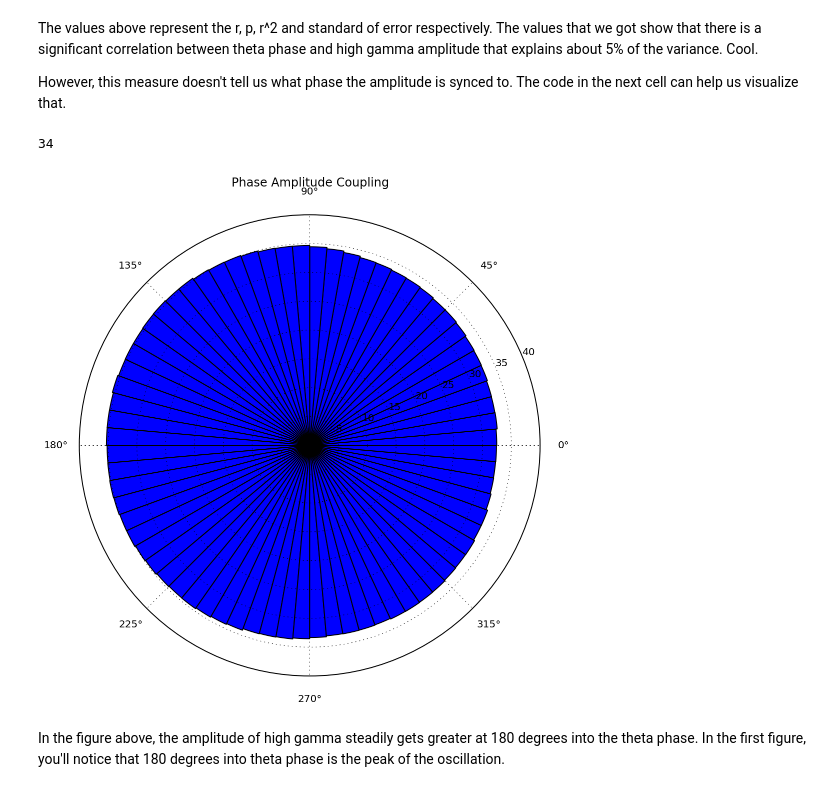
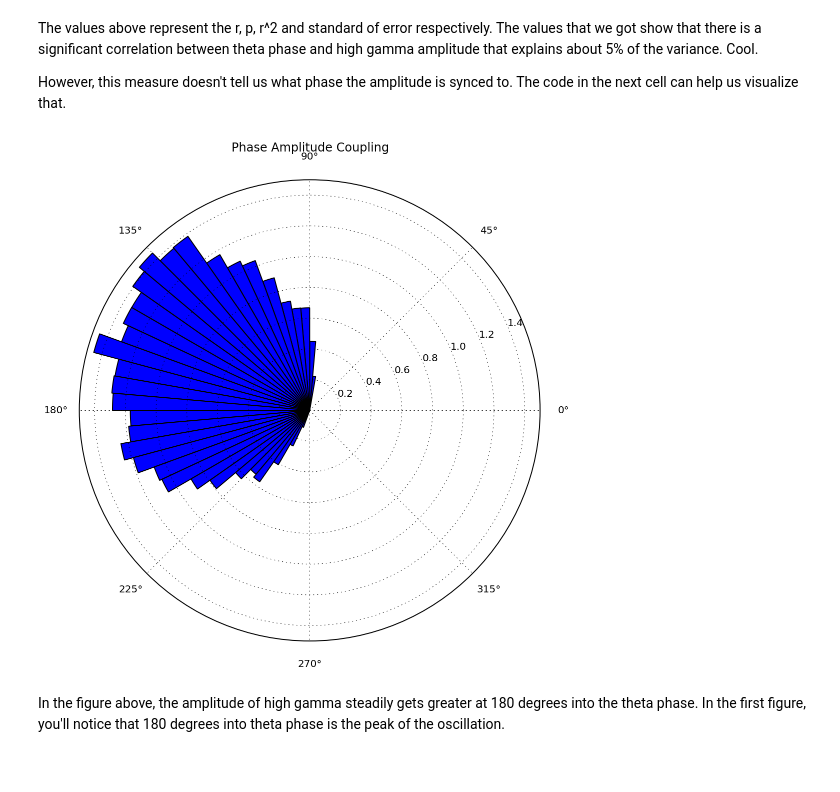
Before and after one commit to voytekresearch/Tutorials, a Jupyter notebook: Phase Amplitude Coupling Tutorial.ipynb, the cells around one changed output. Cells and saved outputs as stored; diff of their text form; code cells hidden in the pictures.

```diff
--- a/Phase Amplitude Coupling Tutorial.ipynb
+++ b/Phase Amplitude Coupling Tutorial.ipynb
@@ -114,36 +114,33 @@ However, this measure doesn't tell us what phase the amplitude is synced to. The
 # %%
 #this takes a while to run.
 #If you make bin_size larger (36) it will run much quicker but the effect won't be as clear.
 bin_size = 5;
 bins = range(-180,180+bin_size,bin_size);
 bins = dot(bins, 0.0174532925);
 
 amps = [];
 
 #filling phase bins with amplitudes
 for x in xrange(len(bins)-1):
     amps_above_lo_bound = find(phase_data >= bins[x]);
     amps_below_hi_bound = find(phase_data < bins[x+1]);
     amps_below_hi_bound = set(amps_below_hi_bound);
     amp_inds_in_this_bin = [amp_val for amp_val in amps_above_lo_bound if amp_val in amps_below_hi_bound]
     amps_in_this_bin = amp_data[amp_inds_in_this_bin];
     amps.append(mean(amps_in_this_bin));
 
 bins = bins[:len(bins)-1];
 
 #normalizing to make the effect more clear
 amps = (amps-mean(amps))/std(amps);
-amps = amps+argmin(amps);
-print argmin(amps);
 
 #plotting figure;
 fig = figure(figsize=(8,8))
 ax = fig.add_axes([0.1, 0.1, 0.8, 0.8], polar=True)
 ax.bar(bins, amps, width=bins[1]-bins[0], bottom=0.0)
 title('Phase Amplitude Coupling');
 # %% [output]
-34
-[figure, old version]
+[figure, new version]
 # %% [markdown]
 In the figure above, the amplitude of high gamma steadily gets greater at 180 degrees into the theta phase.
 In the first figure, you'll notice that 180 degrees into theta phase is the peak of the oscillation.
```
Also changed, not shown: parts of 1 cell of this notebook.
